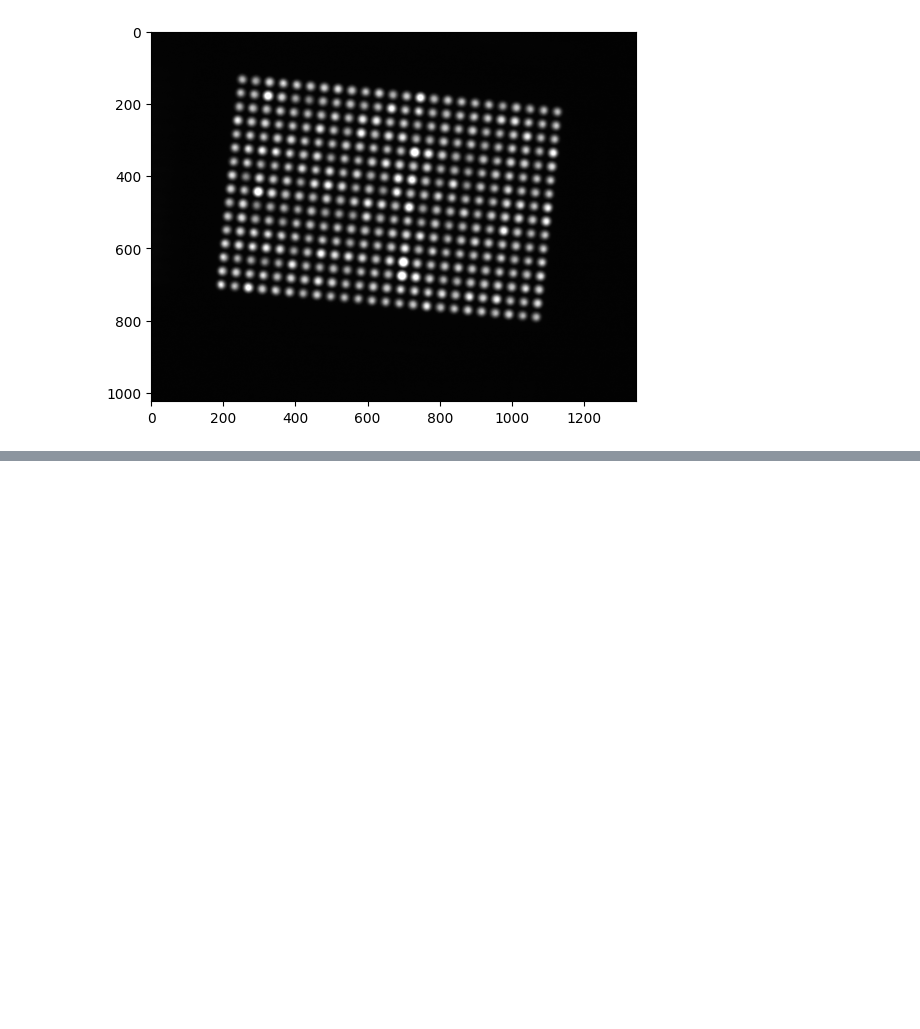
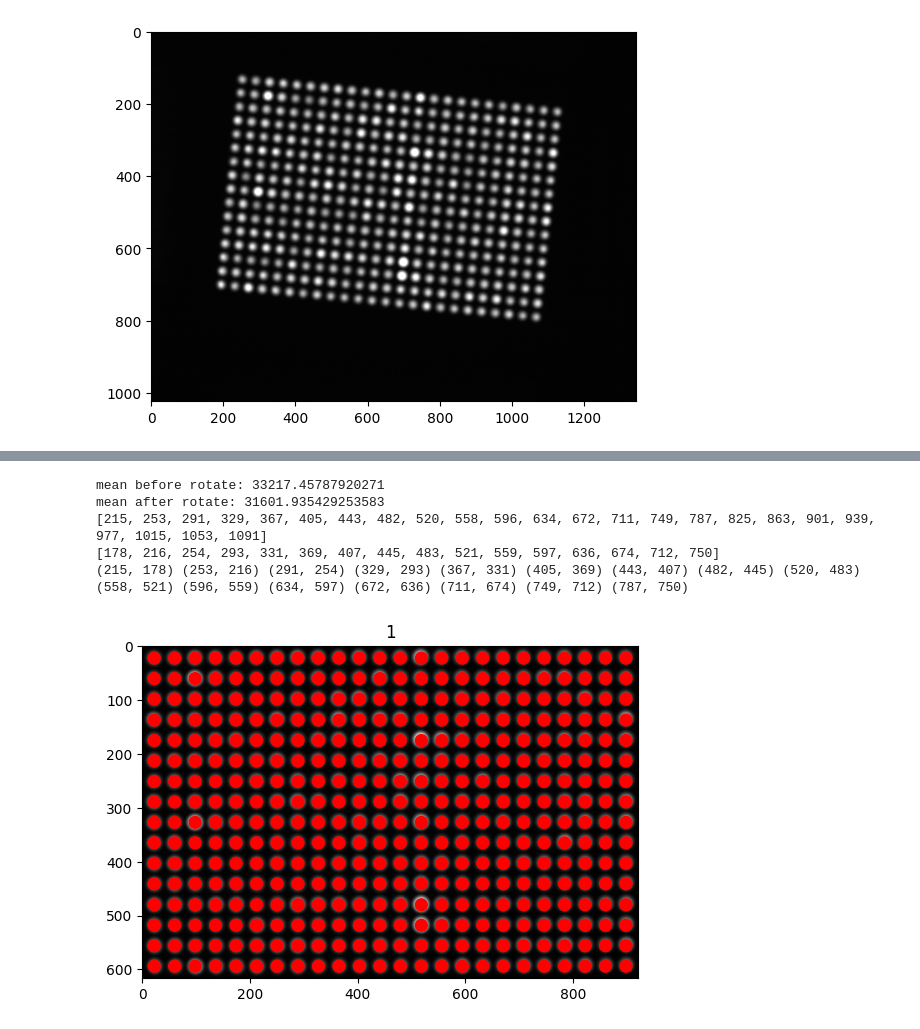
Before and after one commit to nishaq503/RT-CETSA-Analysis, a Jupyter notebook: notebooks/test_nicks_code.ipynb, the cells around one changed output, grey strips where cells are left out. Saved outputs shown, nothing was run; the diff lists cells and outputs as text; code cells hidden in the pictures; blank space fills up the shorter version.

Commit message:
fix: export well intensities

```diff
--- a/notebooks/test_nicks_code.ipynb
+++ b/notebooks/test_nicks_code.ipynb
@@ -296,0 +272,78 @@ X = points[1]
+# %%
+from pathlib import Path
+
+from bfio import BioWriter
+from filepattern import FilePattern
+from matplotlib.patches import Circle
+import matplotlib.pyplot as plt
+from skimage.filters import threshold_otsu
+from skimage.transform import rotate
+from tifffile import imread
+from dotenv import load_dotenv, find_dotenv
+import os
+env_file_path = find_dotenv()
+load_dotenv(env_file_path, override=True)
+
+DATA_DIR = os.getenv("DATA_DIR")
+if not DATA_DIR:
+    raise Exception("create an .env file with DATA_DIR=/path/to/data")
+
+IMAGE_PATH = Path(
+    f"{DATA_DIR}/20210318 LDHA compound plates/20210318 LDHA compound plate 1 6K cells/1.tif"
+)
+
+image = imread(IMAGE_PATH)
+
+params = get_plate_params(image)
+X = params.X
+Y = params.Y
+print(X)
+print(Y)
+points = zip(X,Y)
+print(*points)
+
+fp = FilePattern(str(IMAGE_PATH.parent), "{index:d+}.tif")
+
+out_dir = Path("tmp/output")
+out_dir.mkdir(exist_ok=True)
+
+for index, files in fp(pydantic_output=False):
+    for file in files:
+        image = imread(file)
+        with BioWriter(out_dir.joinpath(file.name.replace(".tif", ".ome.tif"))) as bw:
+            image_rotated = rotate(image, params.rotate, preserve_range=True)[
+                params.bbox[0] : params.bbox[1], params.bbox[2] : params.bbox[3]
+            ].astype(image.dtype)
+            bw.dtype = image_rotated.dtype
+            bw.shape = image_rotated.shape
+            bw[:] = image_rotated
+
+            # Visualize one of the plates with a well overlay
+            if index["index"] == 1:
+                plt.figure()
+                plt.imshow(
+                    image_rotated,
+                    cmap="gray",
+                    vmin=image_rotated.min(),
+                    vmax=image_rotated.max(),
+                )
+
+                plt.title(f"{index['index']}")
+                ax = plt.gca()
+
+                from itertools import product
+
+                for x, y in product(params.X, params.Y):
+                    circle = Circle(
+                        (x - params.bbox[2], y - params.bbox[0]),
+                        radius=params.radii,
+                        color="red",
+                    )
+                    ax.add_patch(circle)
+# %% [output]
+mean before rotate: 33217.45787920271
+mean after rotate: 31601.935429253583
+[215, 253, 291, 329, 367, 405, 443, 482, 520, 558, 596, 634, 672, 711, 749, 787, 825, 863, 901, 939, 977, 1015, 1053, 1091]
+[178, 216, 254, 293, 331, 369, 407, 445, 483, 521, 559, 597, 636, 674, 712, 750]
+(215, 178) (253, 216) (291, 254) (329, 293) (367, 331) (405, 369) (443, 407) (482, 445) (520, 483) (558, 521) (596, 559) (634, 597) (672, 636) (711, 674) (749, 712) (787, 750)
+[figure, added]
```
Also changed, not shown: parts of 2 cells of this notebook, 9 other files.
